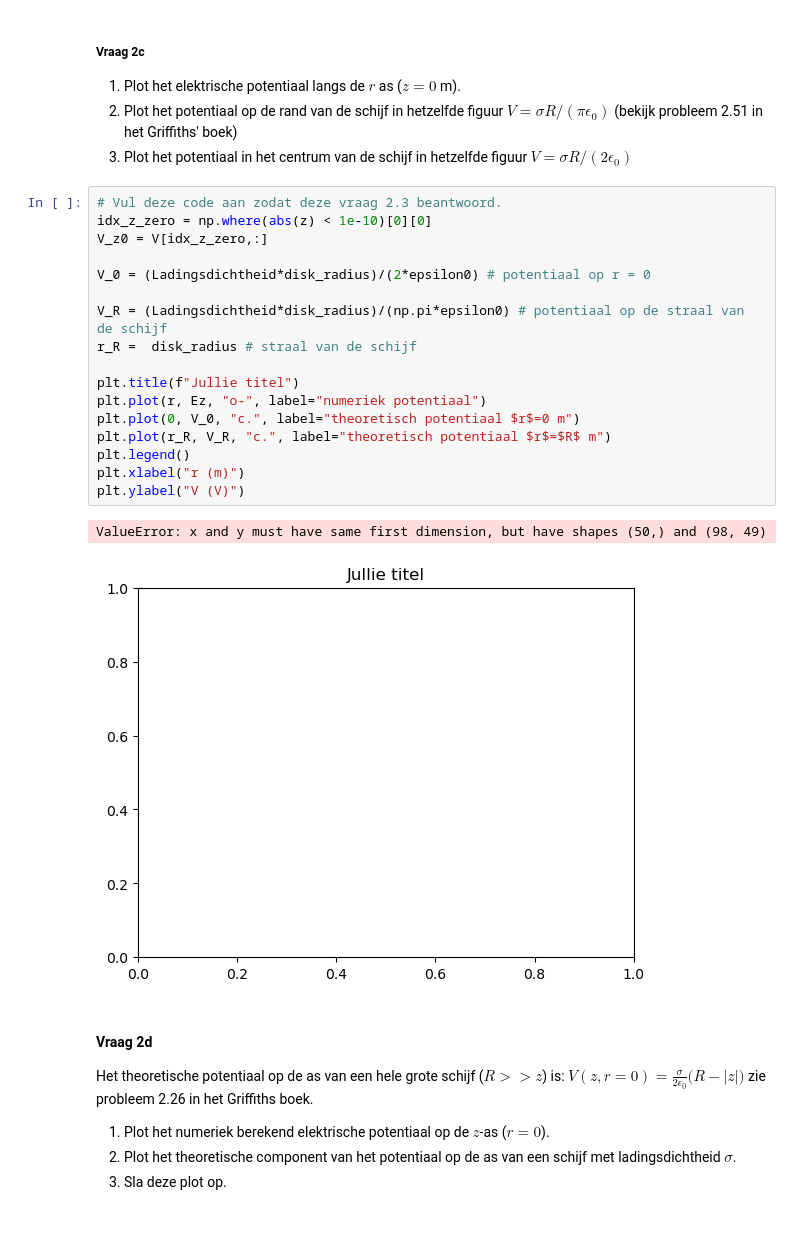
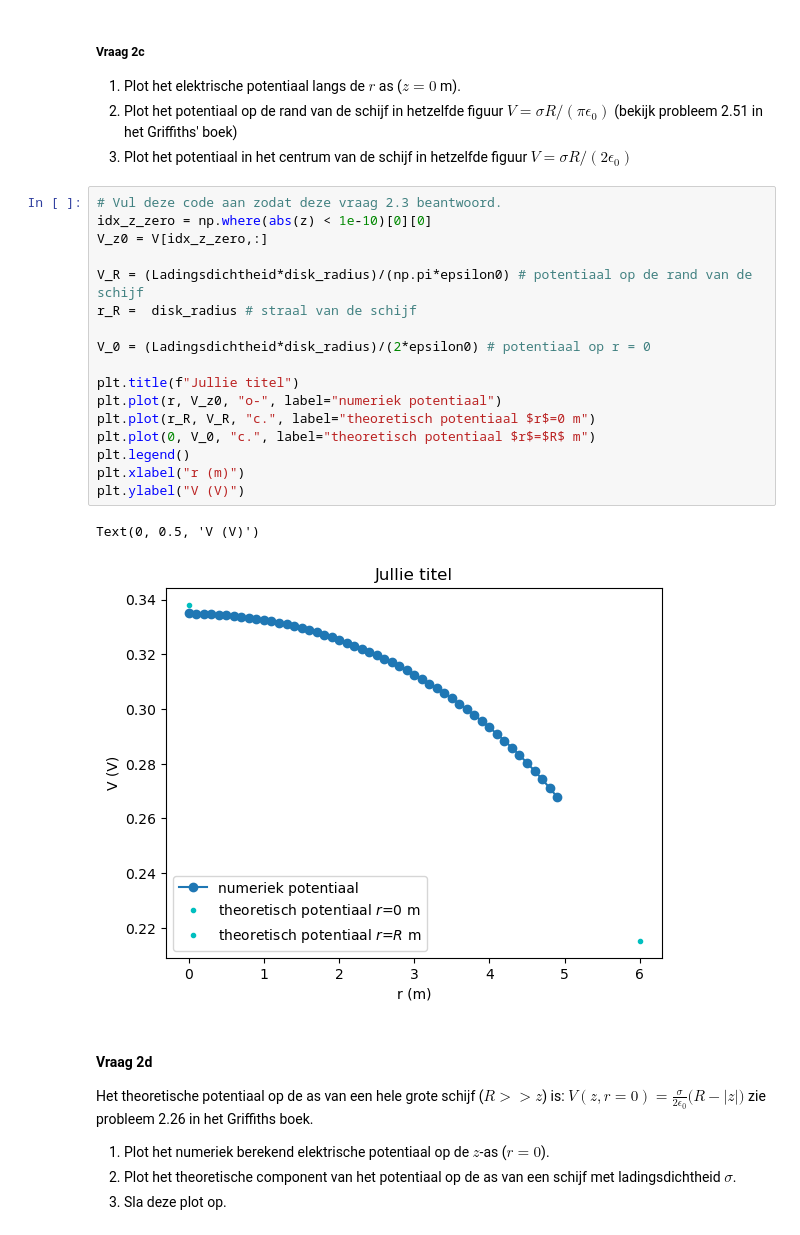
Before and after one commit to felicievdl/Felicie-opdrachten-DEF-D, a Jupyter notebook: DigitaleOntwerpopdrachten/1CondensatorOpdracht/CondensatorOntwerpopdracht.ipynb, the cells around one changed output. Saved outputs shown, nothing was run; the diff lists cells and outputs as text.

```diff
--- a/DigitaleOntwerpopdrachten/1CondensatorOpdracht/CondensatorOntwerpopdracht.ipynb
+++ b/DigitaleOntwerpopdrachten/1CondensatorOpdracht/CondensatorOntwerpopdracht.ipynb
@@ -225,23 +225,23 @@ Ladingsdichtheid = 9.97813073773355e-13 C/m^2
 # %%
 # Vul deze code aan zodat deze vraag 2.3 beantwoord.
 idx_z_zero = np.where(abs(z) < 1e-10)[0][0]
 V_z0 = V[idx_z_zero,:]
 
+V_R = (Ladingsdichtheid*disk_radius)/(np.pi*epsilon0) # potentiaal op de rand van de schijf
+r_R =  disk_radius # straal van de schijf
+
 V_0 = (Ladingsdichtheid*disk_radius)/(2*epsilon0) # potentiaal op r = 0
 
-V_R = (Ladingsdichtheid*disk_radius)/(np.pi*epsilon0) # potentiaal op de straal van de schijf
-r_R =  disk_radius # straal van de schijf
-
 plt.title(f"Jullie titel")
-plt.plot(r, Ez, "o-", label="numeriek potentiaal")
-plt.plot(0, V_0, "c.", label="theoretisch potentiaal $r$=0 m")
-plt.plot(r_R, V_R, "c.", label="theoretisch potentiaal $r$=$R$ m")
+plt.plot(r, V_z0, "o-", label="numeriek potentiaal")
+plt.plot(r_R, V_R, "c.", label="theoretisch potentiaal $r$=0 m")
+plt.plot(0, V_0, "c.", label="theoretisch potentiaal $r$=$R$ m")
 plt.legend()
 plt.xlabel("r (m)")
 plt.ylabel("V (V)")
 # %% [output]
-ValueError: x and y must have same first dimension, but have shapes (50,) and (98, 49)
+Text(0, 0.5, 'V (V)')
-[figure, old version]
+[figure, new version]
 # %% [markdown]
 #### Vraag 2d
 
```
Also changed, not shown: parts of 26 cells of this notebook, 2 other files.
